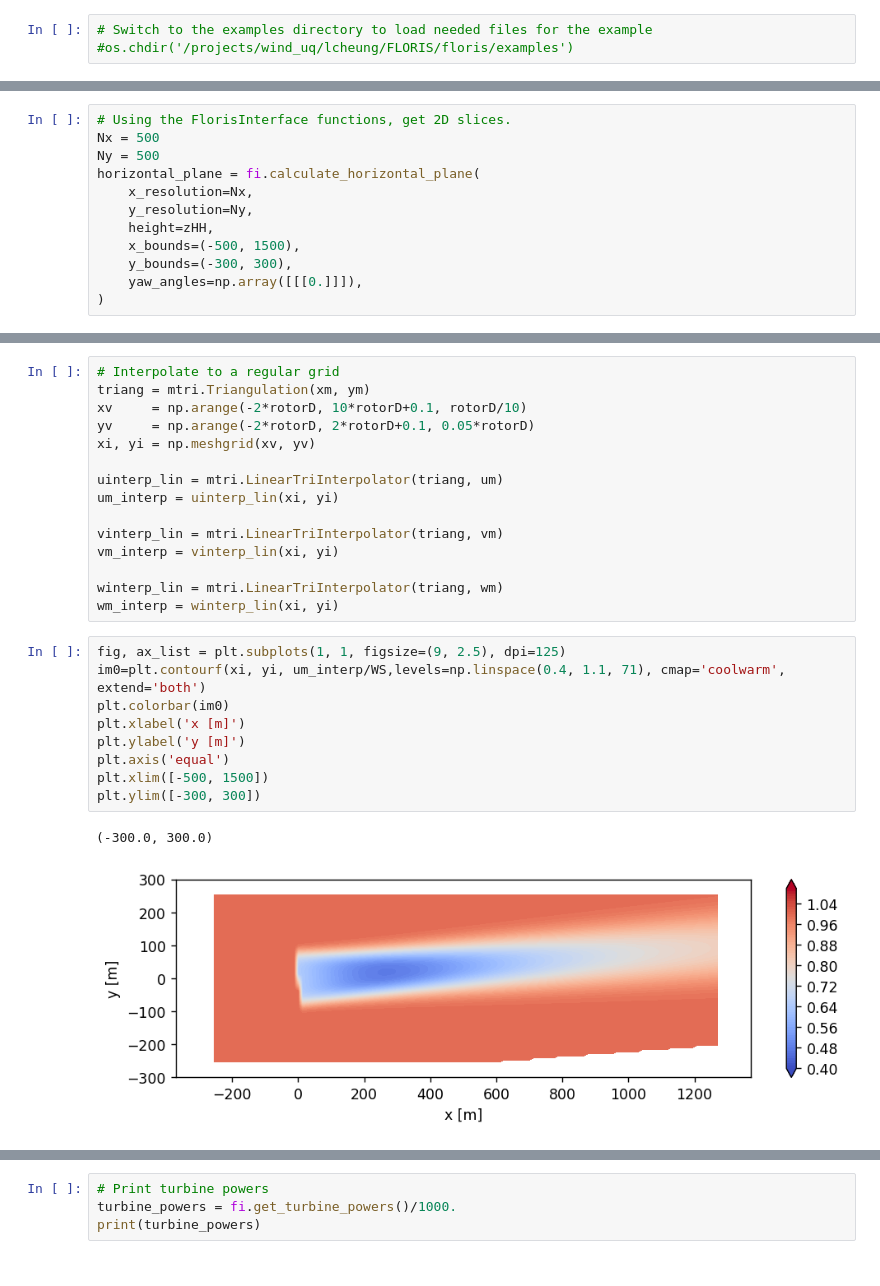
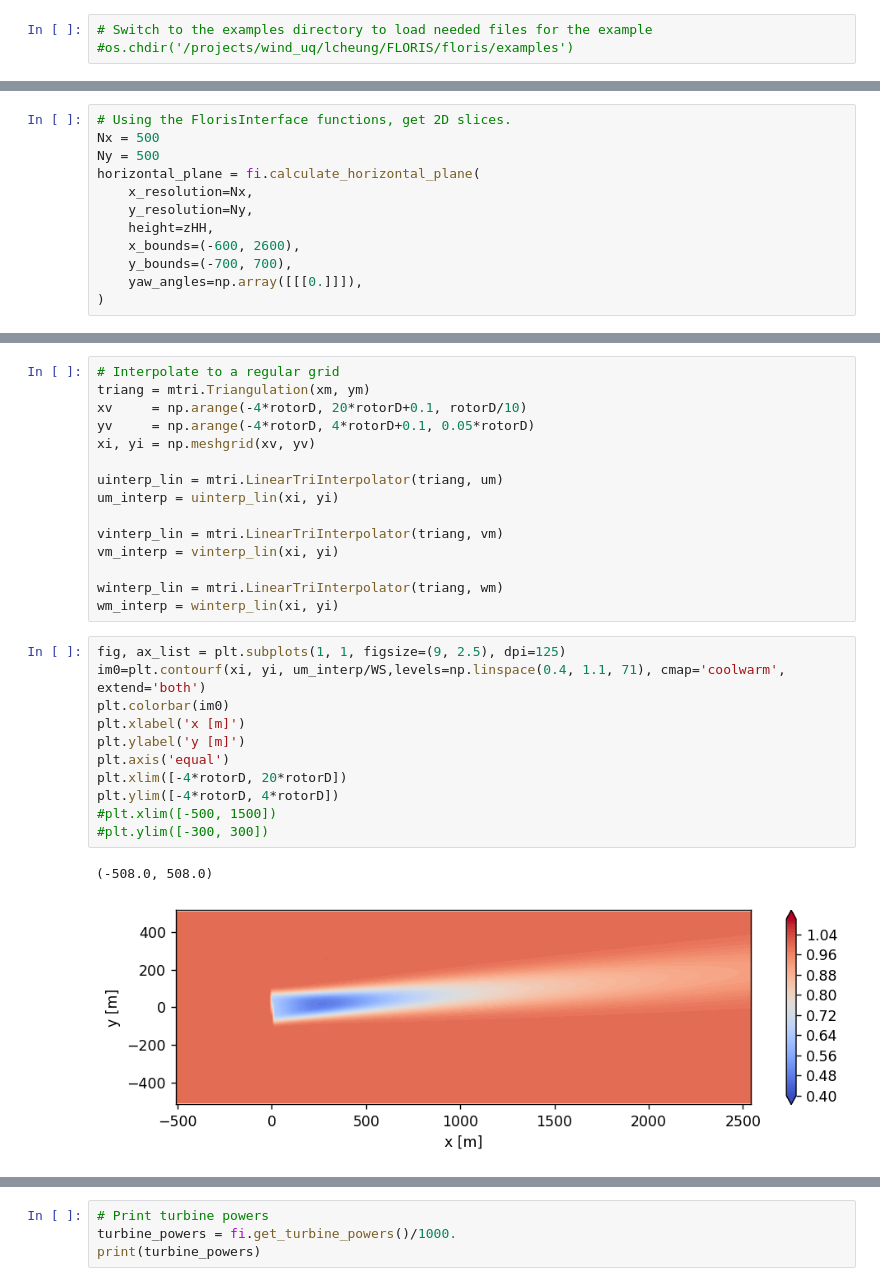
Before and after one commit to lawrenceccheung/AWAKEN_summit_setup, a Jupyter notebook: NeutralABL_turbine1/FLORIS_turbine1/AWAKEN_Neutral_Floris_GE_cc.ipynb, the cells around one changed output, grey strips where cells are left out. Cells and saved outputs as stored; diff of their text form.

```diff
--- a/NeutralABL_turbine1/FLORIS_turbine1/AWAKEN_Neutral_Floris_GE_cc.ipynb
+++ b/NeutralABL_turbine1/FLORIS_turbine1/AWAKEN_Neutral_Floris_GE_cc.ipynb
@@ -59,8 +59,8 @@ horizontal_plane = fi.calculate_horizontal_plane(
     x_resolution=Nx,
     y_resolution=Ny,
     height=zHH,
-    x_bounds=(-500, 1500),
-    y_bounds=(-300, 300),
+    x_bounds=(-600, 2600),
+    y_bounds=(-700, 700),
     yaw_angles=np.array([[[0.]]]),
 )
 # %%
@@ -92,8 +92,8 @@ plt.ylim([-350, 350])
 # %%
 # Interpolate to a regular grid
 triang = mtri.Triangulation(xm, ym)
-xv     = np.arange(-2*rotorD, 10*rotorD+0.1, rotorD/10)
-yv     = np.arange(-2*rotorD, 2*rotorD+0.1, 0.05*rotorD)
+xv     = np.arange(-4*rotorD, 20*rotorD+0.1, rotorD/10)
+yv     = np.arange(-4*rotorD, 4*rotorD+0.1, 0.05*rotorD)
 xi, yi = np.meshgrid(xv, yv)
 
 uinterp_lin = mtri.LinearTriInterpolator(triang, um)
@@ -107,15 +107,17 @@ wm_interp = winterp_lin(xi, yi)
 # %%
 fig, ax_list = plt.subplots(1, 1, figsize=(9, 2.5), dpi=125)
 im0=plt.contourf(xi, yi, um_interp/WS,levels=np.linspace(0.4, 1.1, 71), cmap='coolwarm', extend='both')
 plt.colorbar(im0)
 plt.xlabel('x [m]')
 plt.ylabel('y [m]')
 plt.axis('equal')
-plt.xlim([-500, 1500])
-plt.ylim([-300, 300])
+plt.xlim([-4*rotorD, 20*rotorD])
+plt.ylim([-4*rotorD, 4*rotorD])
+#plt.xlim([-500, 1500])
+#plt.ylim([-300, 300])
 # %% [output]
-(-300.0, 300.0)
+(-508.0, 508.0)
-[figure, old version]
+[figure, new version]
 # %%
 xvec = xv #xm[0,:]
 yvec = yv #ym[:,0]
```
Also changed, not shown: parts of 7 cells of this notebook, 25 other files.
